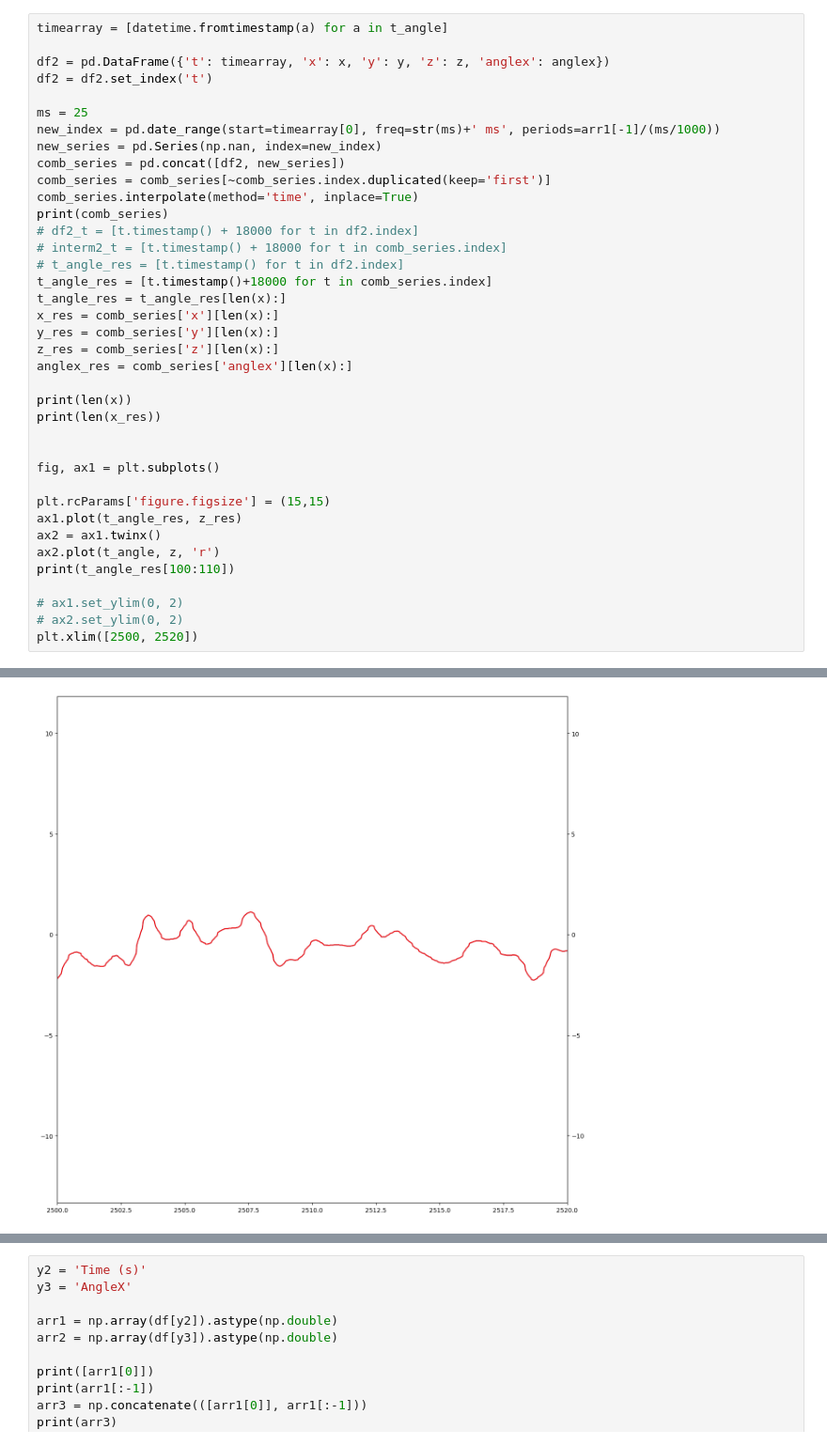
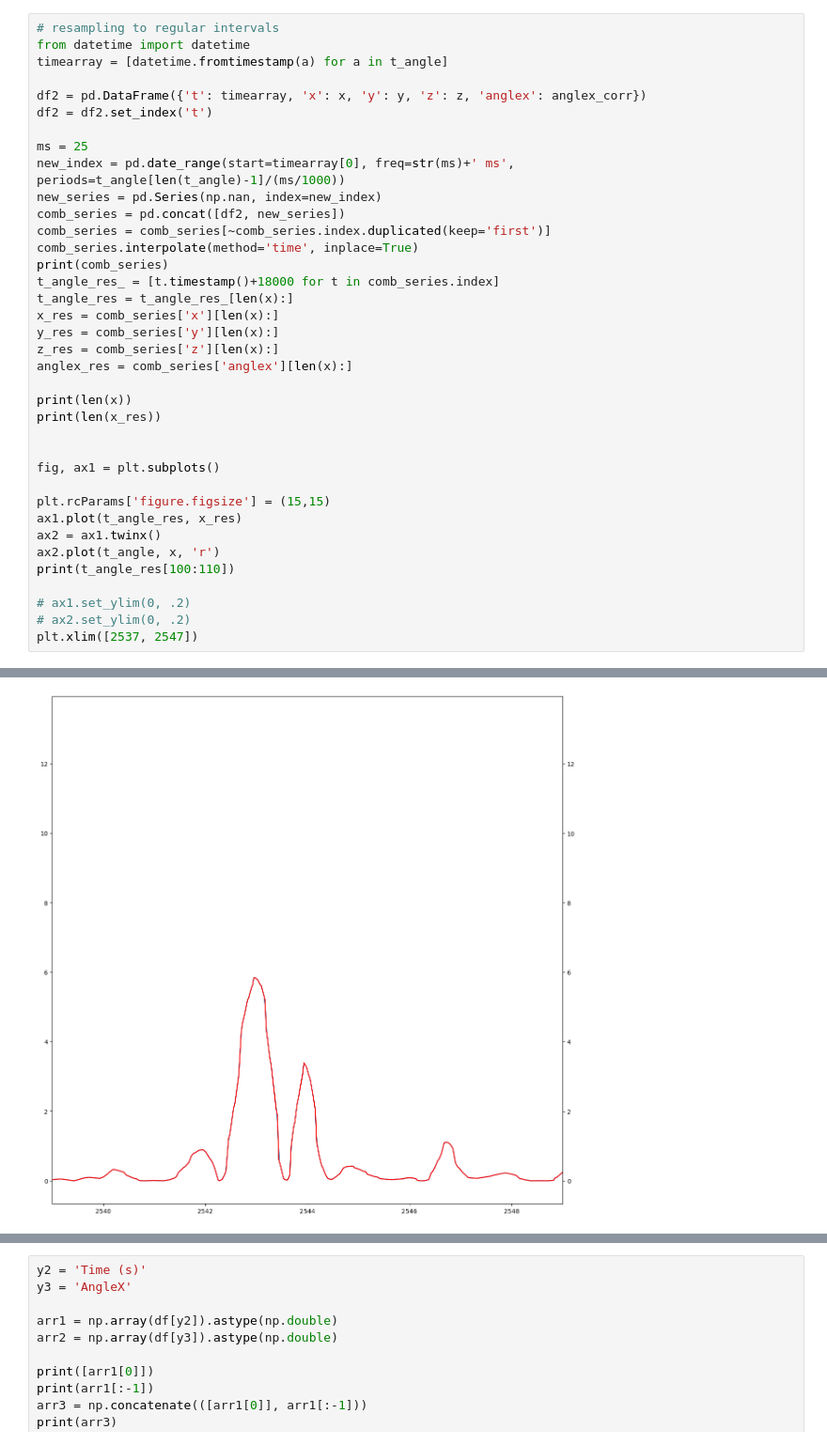
Before and after one commit to UMDBPP/TUFFcode, a Jupyter notebook: Data Analysis/data playground.ipynb, the cells around one changed output, grey strips where cells are left out. Shown at 94% size. Saved outputs shown, nothing was run; the diff lists cells and outputs as text.

```diff
--- a/Data Analysis/data playground.ipynb
+++ b/Data Analysis/data playground.ipynb
@@ -121,21 +136,20 @@ plt.subplots_adjust(hspace=.0)
 # %%
+# resampling to regular intervals
+from datetime import datetime
 timearray = [datetime.fromtimestamp(a) for a in t_angle]
 
-df2 = pd.DataFrame({'t': timearray, 'x': x, 'y': y, 'z': z, 'anglex': anglex})
+df2 = pd.DataFrame({'t': timearray, 'x': x, 'y': y, 'z': z, 'anglex': anglex_corr})
 df2 = df2.set_index('t')
 
 ms = 25
-new_index = pd.date_range(start=timearray[0], freq=str(ms)+' ms', periods=arr1[-1]/(ms/1000))
+new_index = pd.date_range(start=timearray[0], freq=str(ms)+' ms', periods=t_angle[len(t_angle)-1]/(ms/1000))
 new_series = pd.Series(np.nan, index=new_index)
 comb_series = pd.concat([df2, new_series])
 comb_series = comb_series[~comb_series.index.duplicated(keep='first')]
 comb_series.interpolate(method='time', inplace=True)
 print(comb_series)
-# df2_t = [t.timestamp() + 18000 for t in df2.index]
-# interm2_t = [t.timestamp() + 18000 for t in comb_series.index]
-# t_angle_res = [t.timestamp() for t in df2.index]
-t_angle_res = [t.timestamp()+18000 for t in comb_series.index]
-t_angle_res = t_angle_res[len(x):]
+t_angle_res_ = [t.timestamp()+18000 for t in comb_series.index]
+t_angle_res = t_angle_res_[len(x):]
 x_res = comb_series['x'][len(x):]
 y_res = comb_series['y'][len(x):]
 z_res = comb_series['z'][len(x):]
@@ -148,12 +162,12 @@ print(len(x_res))
 fig, ax1 = plt.subplots()
 
 plt.rcParams['figure.figsize'] = (15,15)
-ax1.plot(t_angle_res, z_res)
+ax1.plot(t_angle_res, x_res)
 ax2 = ax1.twinx()
-ax2.plot(t_angle, z, 'r')
+ax2.plot(t_angle, x, 'r')
 print(t_angle_res[100:110])
 
-# ax1.set_ylim(0, 2)
-# ax2.set_ylim(0, 2)
-plt.xlim([2500, 2520])
+# ax1.set_ylim(0, .2)
+# ax2.set_ylim(0, .2)
+plt.xlim([2537, 2547])
 # %% [output]
@@ -178 +192 @@ plt.xlim([2500, 2520])
-[figure, old version]
+[figure, new version]
```
Also changed, not shown: parts of 11 cells of this notebook.
